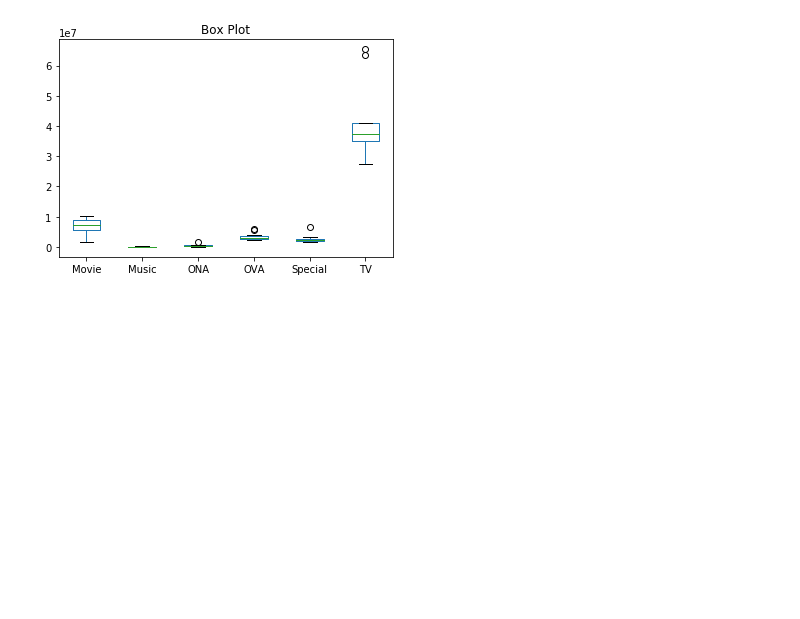
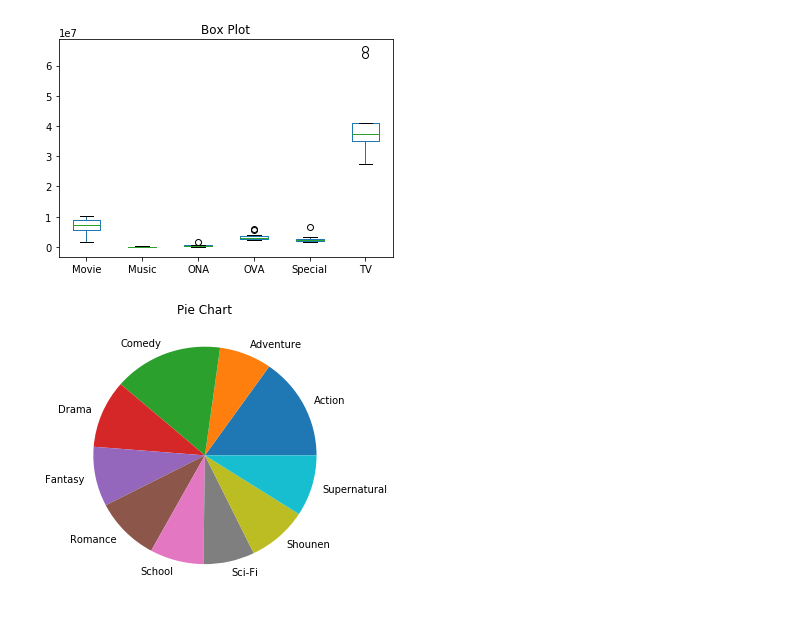
Before and after one commit to mocamocaland/jupyterbook_sample, a Jupyter notebook: pandas_sample_matplotlib_anime_3_10_5.ipynb, the cells around one changed output. Cells and saved outputs as stored; diff of their text form; code cells hidden in the pictures; blank space fills up the shorter version.

```diff
--- a/pandas_sample_matplotlib_anime_3_10_5.ipynb
+++ b/pandas_sample_matplotlib_anime_3_10_5.ipynb
@@ -81,5 +81,10 @@ plt.show()
 # %%
 # 円グラフを作成
 anime_genre_top10_csv = os.path.join(base_url, 'anime_genre_top10.csv')
 anime_genre_top10_df = pd.read_csv(anime_genre_top10_csv)
-ax = anime_genre_top10_df.groupby('genre').sum()
+ax = anime_genre_top10_df.groupby('genre').sum()['members'].plot.pie(figsize=(5, 5))
+ax.set_title('Pie Chart')
+ax.set_ylabel('') #Y軸ラベルを削除
+plt.show()
+# %% [output]
+[figure, added]
```
